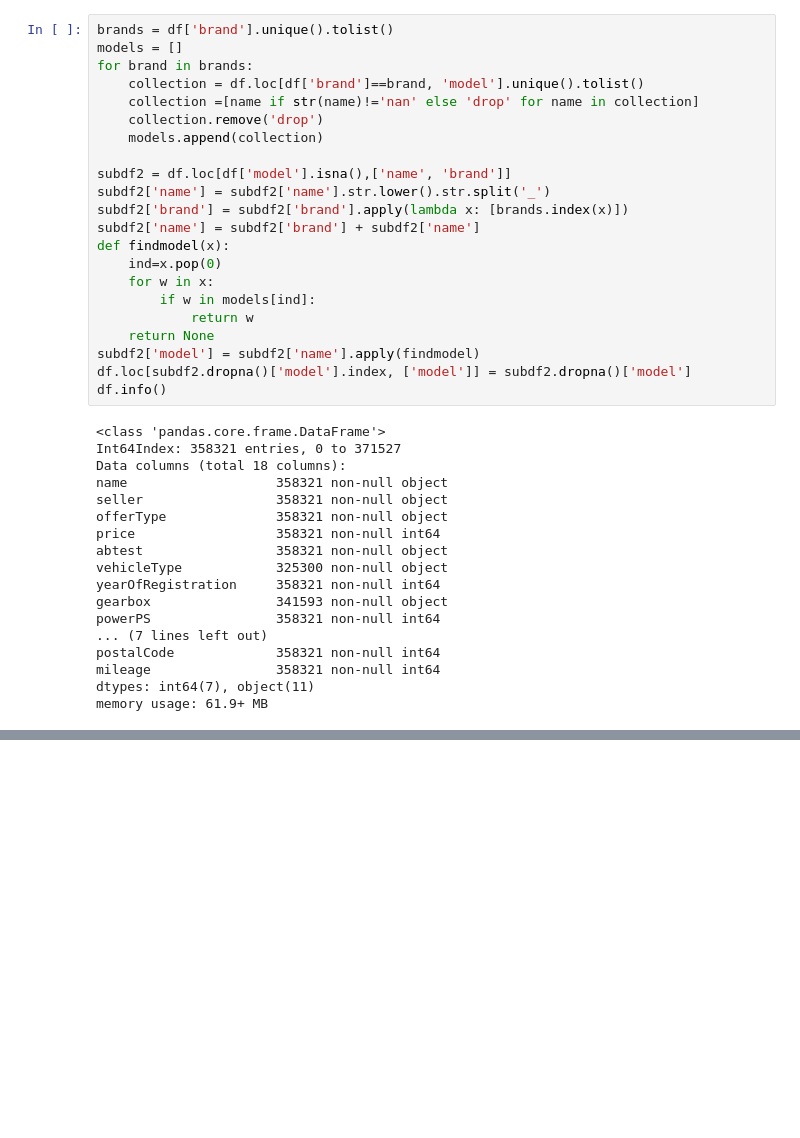
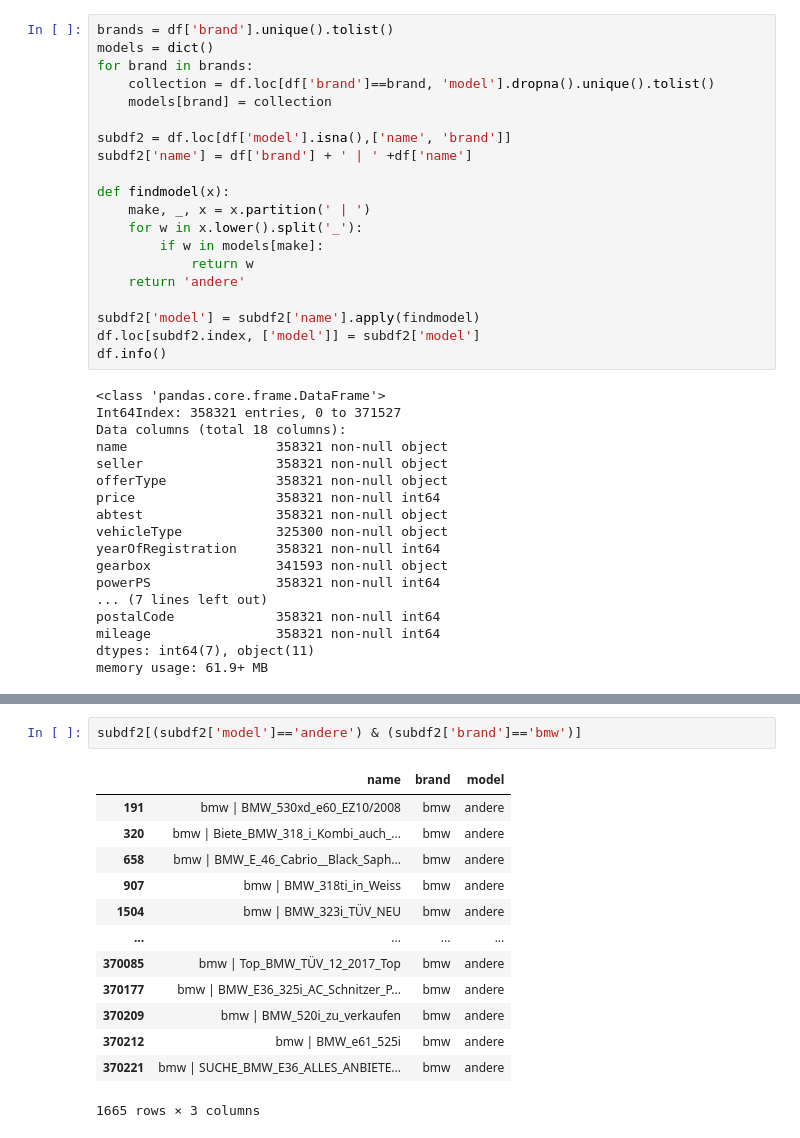
Before and after one commit to thomsu/Ebay-Car-Ads, a Jupyter notebook: CarRegression.ipynb, the cells around one changed output, grey strips where cells are left out. Saved outputs shown, nothing was run; the diff lists cells and outputs as text; blank space fills up the shorter version.

```diff
--- a/CarRegression.ipynb
+++ b/CarRegression.ipynb
@@ -274,25 +274,23 @@ array(['volkswagen', 'audi', 'jeep', 'skoda', 'bmw', 'peugeot', 'ford',
        'saab', 'land_rover', 'trabant', 'lada'], dtype=object)
 # %%
 brands = df['brand'].unique().tolist()
-models = []
+models = dict()
 for brand in brands:
-    collection = df.loc[df['brand']==brand, 'model'].unique().tolist()
-    collection =[name if str(name)!='nan' else 'drop' for name in collection]
-    collection.remove('drop')
-    models.append(collection)
+    collection = df.loc[df['brand']==brand, 'model'].dropna().unique().tolist()
+    models[brand] = collection
 
 subdf2 = df.loc[df['model'].isna(),['name', 'brand']]
-subdf2['name'] = subdf2['name'].str.lower().str.split('_')
-subdf2['brand'] = subdf2['brand'].apply(lambda x: [brands.index(x)])
-subdf2['name'] = subdf2['brand'] + subdf2['name']
+subdf2['name'] = df['brand'] + ' | ' +df['name']
+
 def findmodel(x):
-    ind=x.pop(0)
-    for w in x:
-        if w in models[ind]:
+    make, _, x = x.partition(' | ')
+    for w in x.lower().split('_'):
+        if w in models[make]:
             return w
-    return None
+    return 'andere'
+
 subdf2['model'] = subdf2['name'].apply(findmodel)
-df.loc[subdf2.dropna()['model'].index, ['model']] = subdf2.dropna()['model']
+df.loc[subdf2.index, ['model']] = subdf2['model']
 df.info()
 # %% [output]
 <class 'pandas.core.frame.DataFrame'>
@@ -370,0 +313,16 @@ subdf1[subdf1.isna().sum(axis=1)==5]
+# %%
+subdf2[(subdf2['model']=='andere') & (subdf2['brand']=='bmw')]
+# %% [output]
+|  | name | brand | model |
+| 191 | bmw | BMW_530xd_e60_EZ10/2008 | bmw | andere |
+| 320 | bmw | Biete_BMW_318_i_Kombi_auch_... | bmw | andere |
+| 658 | bmw | BMW_E_46_Cabrio__Black_Saph... | bmw | andere |
+| 907 | bmw | BMW_318ti_in_Weiss | bmw | andere |
+| 1504 | bmw | BMW_323i_TÜV_NEU | bmw | andere |
+| ... | ... | ... | ... |
+| 370085 | bmw | Top_BMW_TÜV_12_2017_Top | bmw | andere |
+| 370177 | bmw | BMW_E36_325i_AC_Schnitzer_P... | bmw | andere |
+| 370209 | bmw | BMW_520i_zu_verkaufen | bmw | andere |
+| 370212 | bmw | BMW_e61_525i | bmw | andere |
+| 370221 | bmw | SUCHE_BMW_E36_ALLES_ANBIETE... | bmw | andere |
+1665 rows × 3 columns
```
Also changed, not shown: parts of 28 cells of this notebook.
